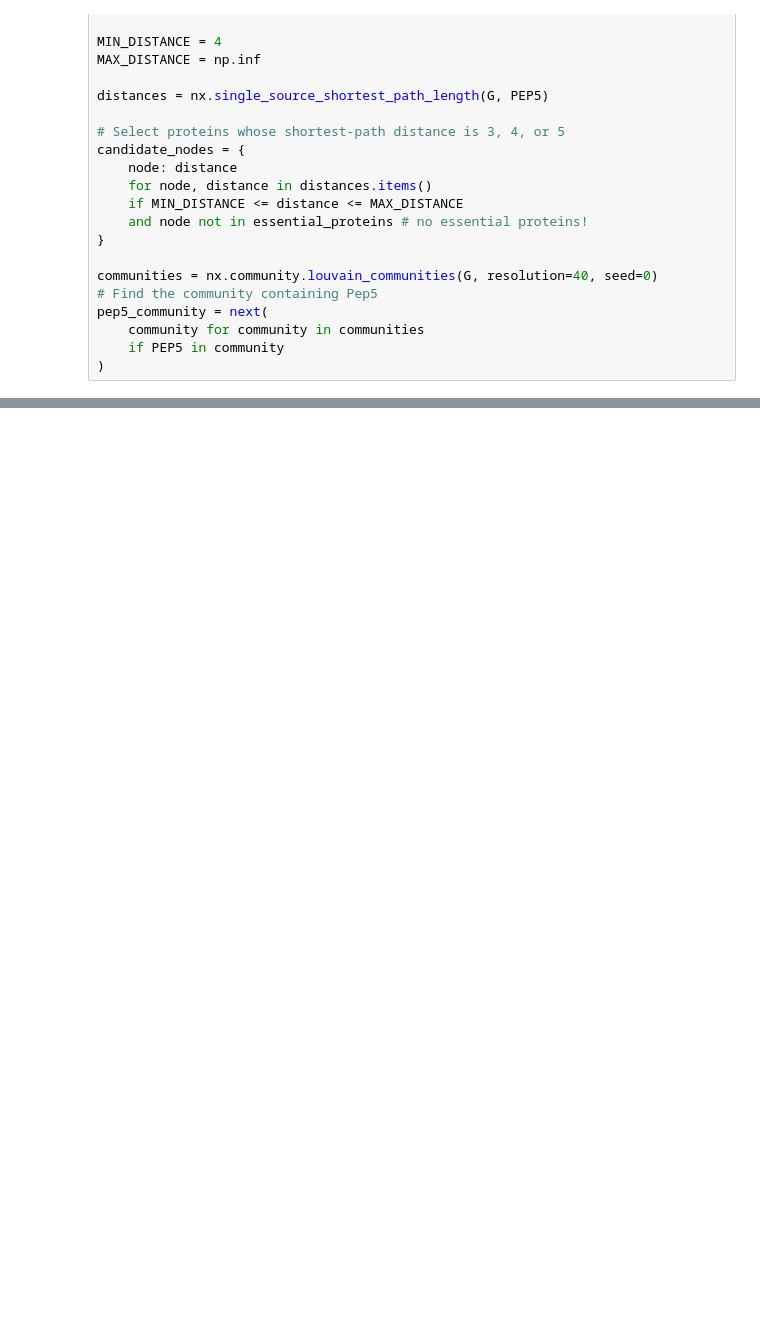
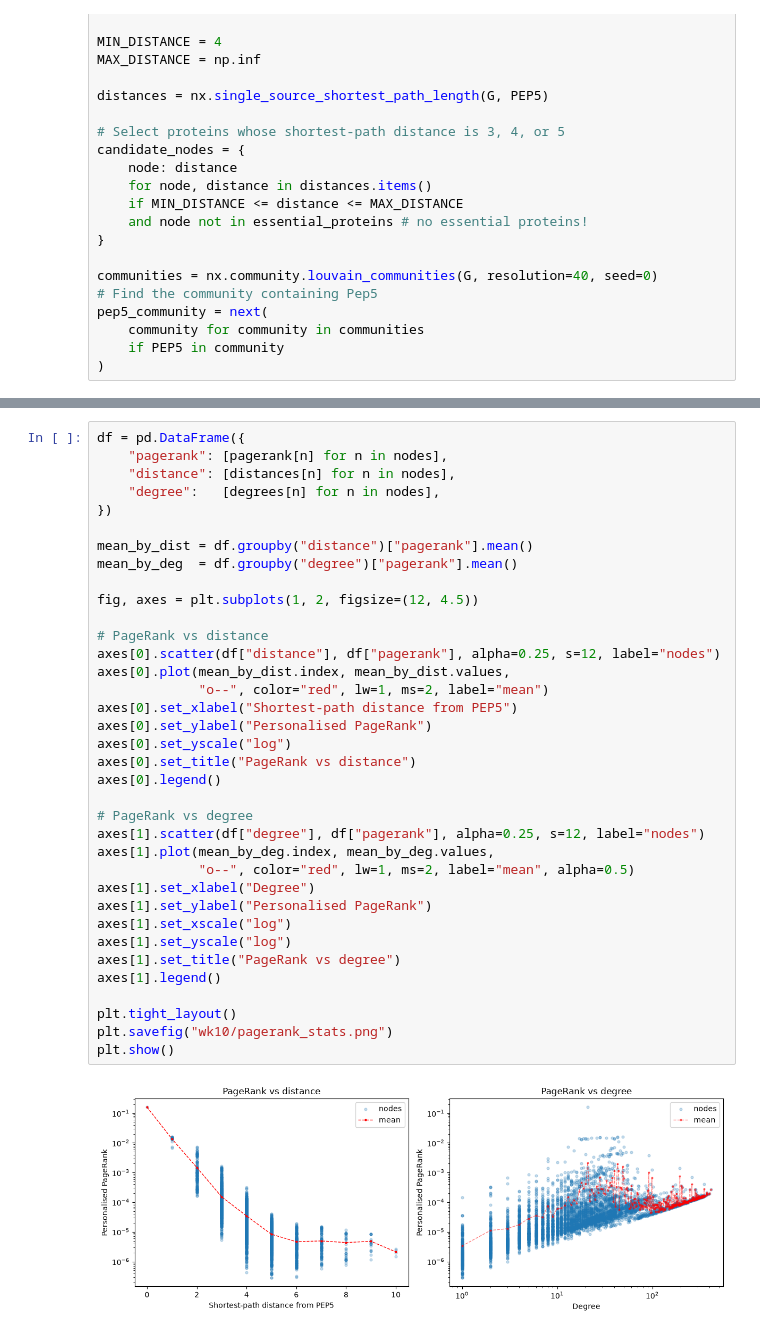
Before and after one commit to orlando2130/Math-3888-group-E, a Jupyter notebook: wk10/page_rank_testing.ipynb, the cells around one changed output, grey strips where cells are left out. Drawn from its saved outputs; the diff is of its cells as text; blank space fills up the shorter version.

```diff
--- a/wk10/page_rank_testing.ipynb
+++ b/wk10/page_rank_testing.ipynb
@@ -68,0 +79,38 @@ plt.show()
+# %%
+df = pd.DataFrame({
+    "pagerank": [pagerank[n] for n in nodes],
+    "distance": [distances[n] for n in nodes],
+    "degree":   [degrees[n] for n in nodes],
+})
+
+mean_by_dist = df.groupby("distance")["pagerank"].mean()
+mean_by_deg  = df.groupby("degree")["pagerank"].mean()
+
+fig, axes = plt.subplots(1, 2, figsize=(12, 4.5))
+
+# PageRank vs distance
+axes[0].scatter(df["distance"], df["pagerank"], alpha=0.25, s=12, label="nodes")
+axes[0].plot(mean_by_dist.index, mean_by_dist.values,
+             "o--", color="red", lw=1, ms=2, label="mean")
+axes[0].set_xlabel("Shortest-path distance from PEP5")
+axes[0].set_ylabel("Personalised PageRank")
+axes[0].set_yscale("log")
+axes[0].set_title("PageRank vs distance")
+axes[0].legend()
+
+# PageRank vs degree
+axes[1].scatter(df["degree"], df["pagerank"], alpha=0.25, s=12, label="nodes")
+axes[1].plot(mean_by_deg.index, mean_by_deg.values,
+             "o--", color="red", lw=1, ms=2, label="mean", alpha=0.5)
+axes[1].set_xlabel("Degree")
+axes[1].set_ylabel("Personalised PageRank")
+axes[1].set_xscale("log")
+axes[1].set_yscale("log")
+axes[1].set_title("PageRank vs degree")
+axes[1].legend()
+
+plt.tight_layout()
+plt.savefig("wk10/pagerank_stats.png")
+plt.show()
+# %% [output]
+[figure, added]
```
Also changed, not shown: parts of 20 cells of this notebook, 12 other files.
